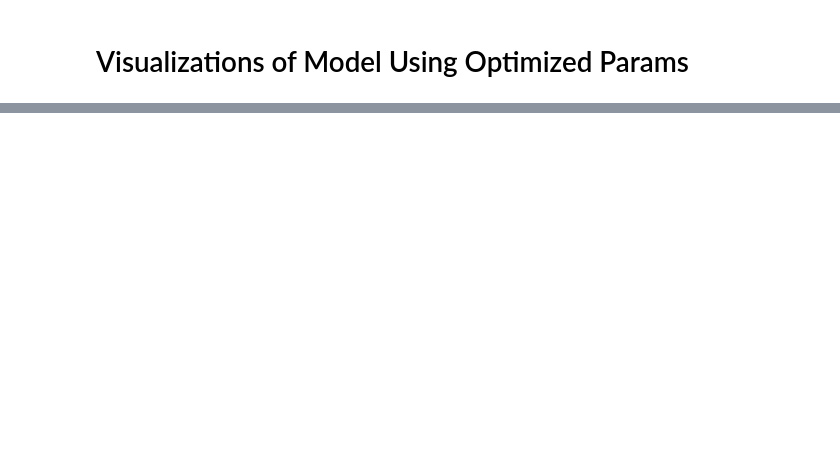
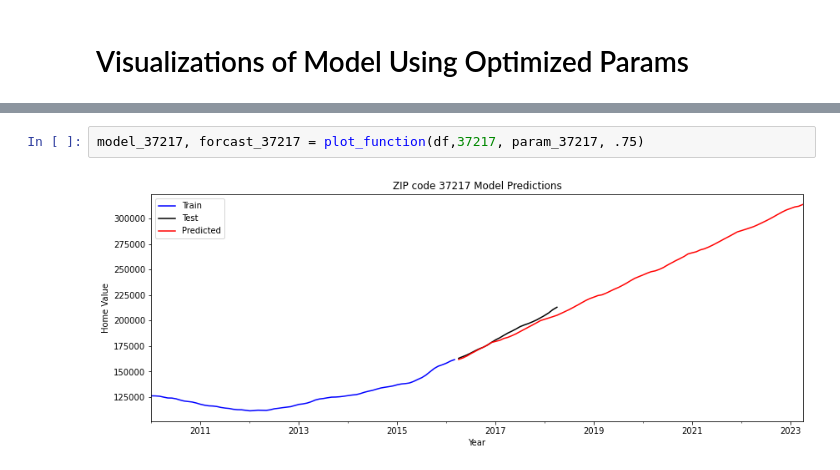
Before and after one commit to howen7/Time-series-zillow, a Jupyter notebook: notebooks/exploratory/Prophet.ipynb, the cells around one changed output, grey strips where cells are left out. Drawn from its saved outputs; the diff is of its cells as text; blank space fills up the shorter version.

```diff
--- a/notebooks/exploratory/Prophet.ipynb
+++ b/notebooks/exploratory/Prophet.ipynb
@@ -162,0 +215,4 @@ root_mse
+# %%
+model_37217, forcast_37217 = plot_function(df,37217, param_37217, .75)
+# %% [output]
+[figure, added]
```
Also changed, not shown: parts of 20 cells of this notebook, 3 other files.
